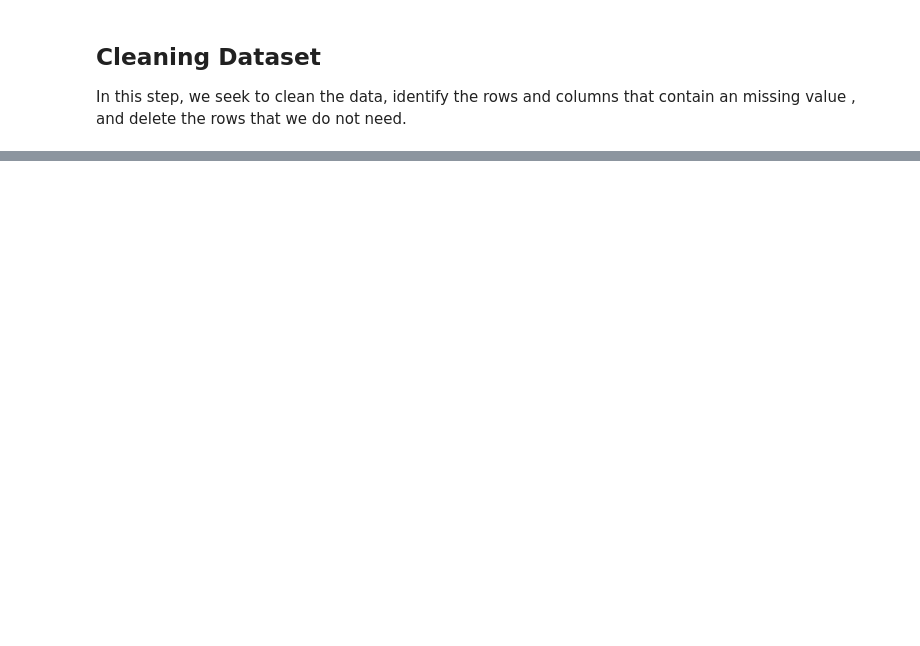
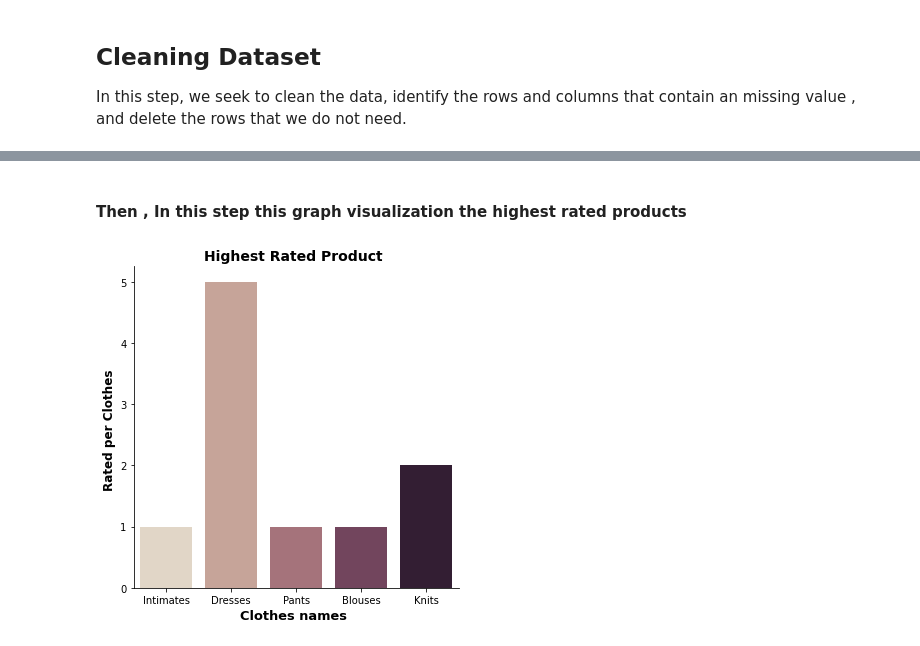
Before and after one commit to Mashael2030/Analysis-of-E-commerce-for-women-s-clothing-EDA, a Jupyter notebook: Women-s-Clothing-E-Commerce - Pandas .ipynb, the cells around one changed output, grey strips where cells are left out. Cells and saved outputs as stored; diff of their text form; code cells hidden in the pictures; blank space fills up the shorter version.

```diff
--- a/Women-s-Clothing-E-Commerce - Pandas .ipynb
+++ b/Women-s-Clothing-E-Commerce - Pandas .ipynb
@@ -137,0 +256,10 @@ dtype: int64
+# %% [markdown]
+#### Then ,  In this step this graph visualization the highest rated products
+# %%
+sns.catplot(x="Product name", kind="count", palette="ch:.25", data=df.head(10))
+plt.xlabel("Clothes names ",size=13 ,weight = 'bold')
+plt.ylabel("Rated per Clothes ",size=12 ,weight = 'bold')
+plt.title("Highest Rated Product ", size=14 ,weight = 'bold')
+plt.show()
+# %% [output]
+[figure, added]
```
Also changed, not shown: parts of 34 cells of this notebook, 2 other files.
